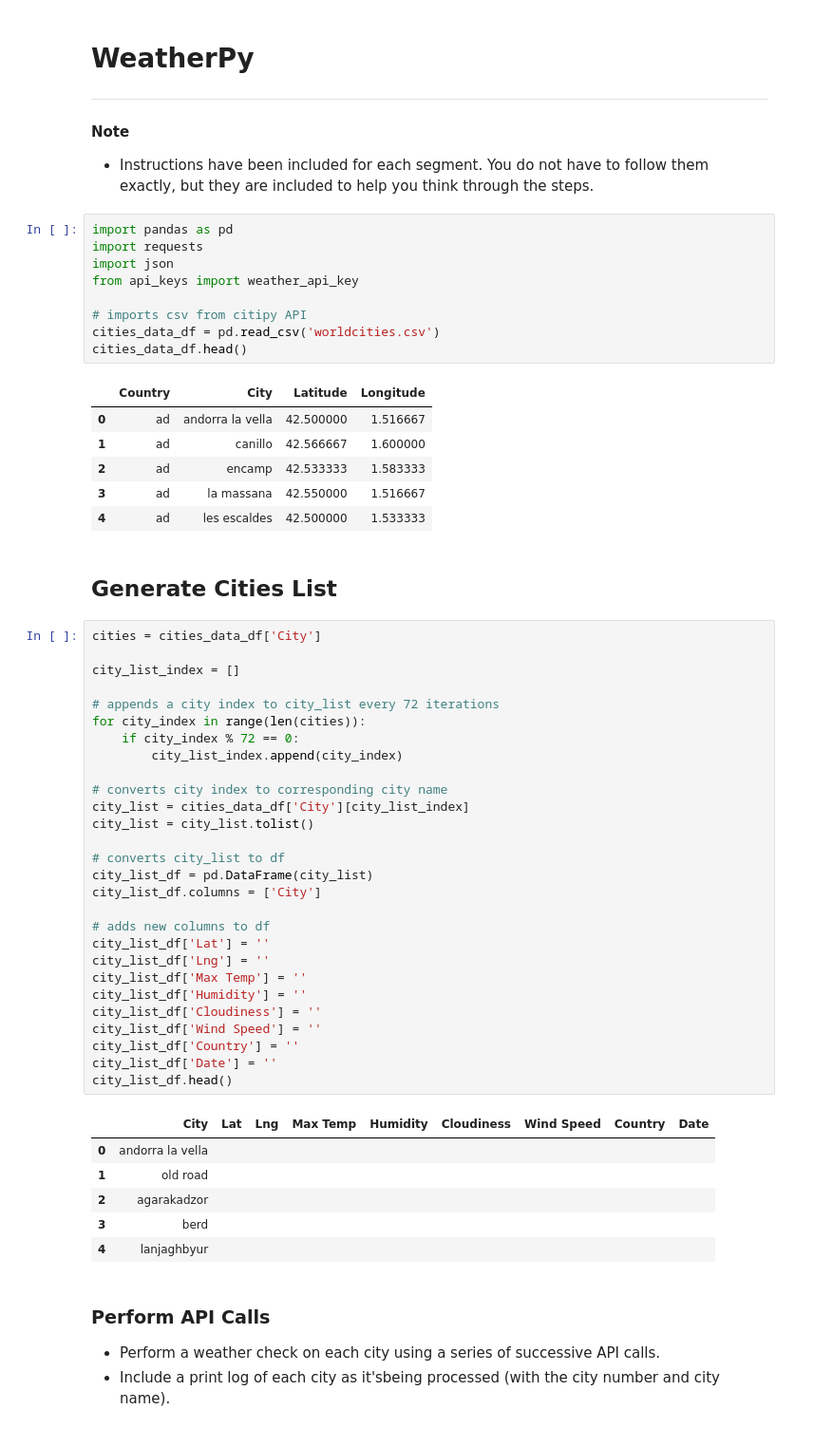
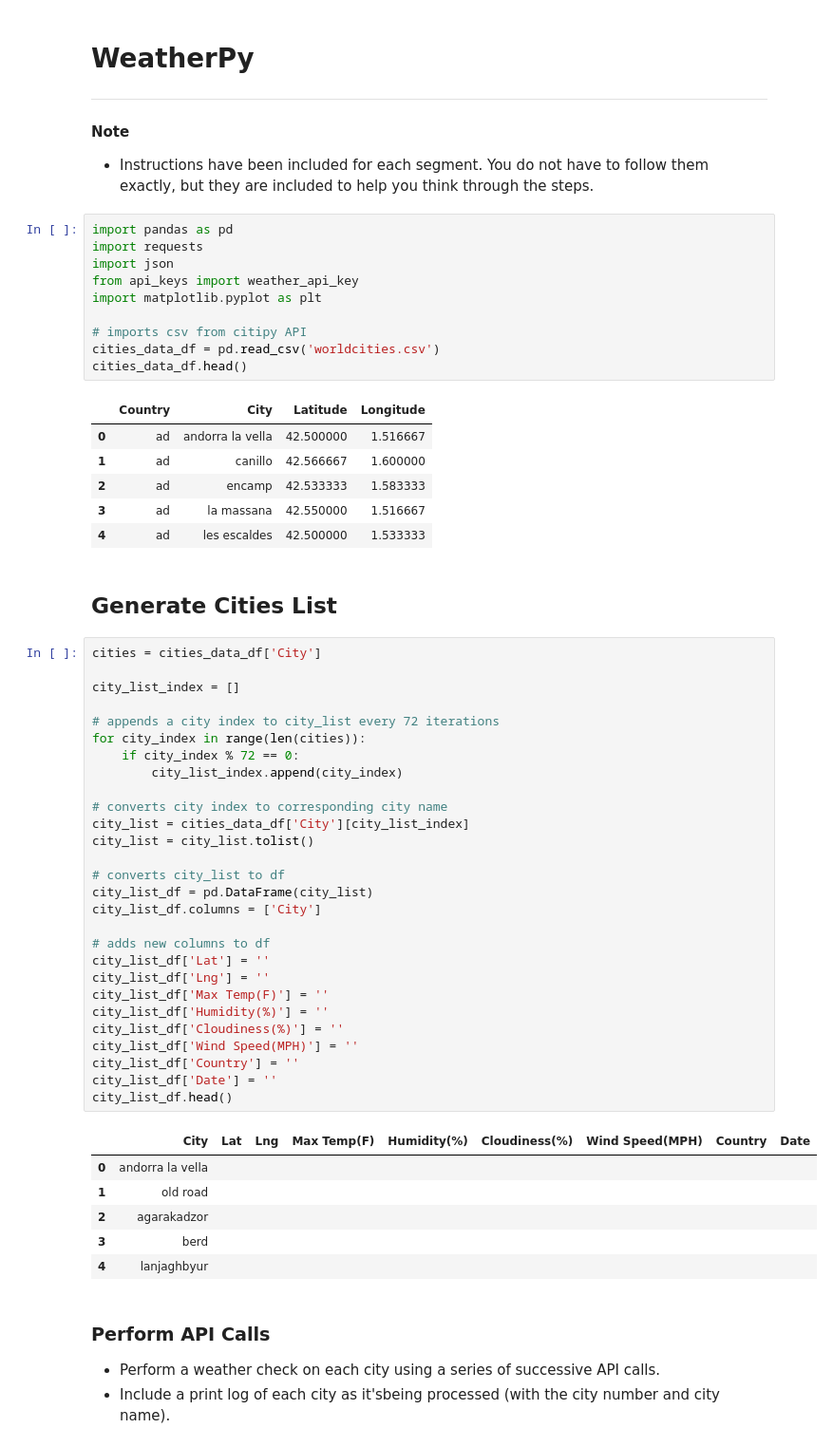
Before and after one commit to kj119/UCI_HomeWork_Jiang, a Jupyter notebook: Python-API-Challenge/WeatherPy/WeatherPy.ipynb, the cells around one changed output. Shown: that part at 95% size. Saved outputs shown, nothing was run; the diff lists cells and outputs as text.

```diff
--- a/Python-API-Challenge/WeatherPy/WeatherPy.ipynb
+++ b/Python-API-Challenge/WeatherPy/WeatherPy.ipynb
@@ -9,6 +9,7 @@ import pandas as pd
 import requests
 import json
 from api_keys import weather_api_key
+import matplotlib.pyplot as plt
 
 # imports csv from citipy API
 cities_data_df = pd.read_csv('worldcities.csv')
@@ -25,33 +26,33 @@ cities_data_df.head()
 # %%
 cities = cities_data_df['City']
 
 city_list_index = []
 
 # appends a city index to city_list every 72 iterations
 for city_index in range(len(cities)):
     if city_index % 72 == 0:
         city_list_index.append(city_index)
 
 # converts city index to corresponding city name
 city_list = cities_data_df['City'][city_list_index]
 city_list = city_list.tolist()
 
 # converts city_list to df
 city_list_df = pd.DataFrame(city_list)
 city_list_df.columns = ['City']
 
 # adds new columns to df
 city_list_df['Lat'] = ''
 city_list_df['Lng'] = ''
-city_list_df['Max Temp'] = ''
-city_list_df['Humidity'] = ''
-city_list_df['Cloudiness'] = ''
-city_list_df['Wind Speed'] = ''
+city_list_df['Max Temp(F)'] = ''
+city_list_df['Humidity(%)'] = ''
+city_list_df['Cloudiness(%)'] = ''
+city_list_df['Wind Speed(MPH)'] = ''
 city_list_df['Country'] = ''
 city_list_df['Date'] = ''
 city_list_df.head()
 # %% [output]
-|  | City | Lat | Lng | Max Temp | Humidity | Cloudiness | Wind Speed | Country | Date |
+|  | City | Lat | Lng | Max Temp(F) | Humidity(%) | Cloudiness(%) | Wind Speed(MPH) | Country | Date |
 | 0 | andorra la vella |  |  |  |  |  |  |  |  |
 | 1 | old road |  |  |  |  |  |  |  |  |
 | 2 | agarakadzor |  |  |  |  |  |  |  |  |
```
Also changed, not shown: parts of 8 cells of this notebook, 1 other file.
